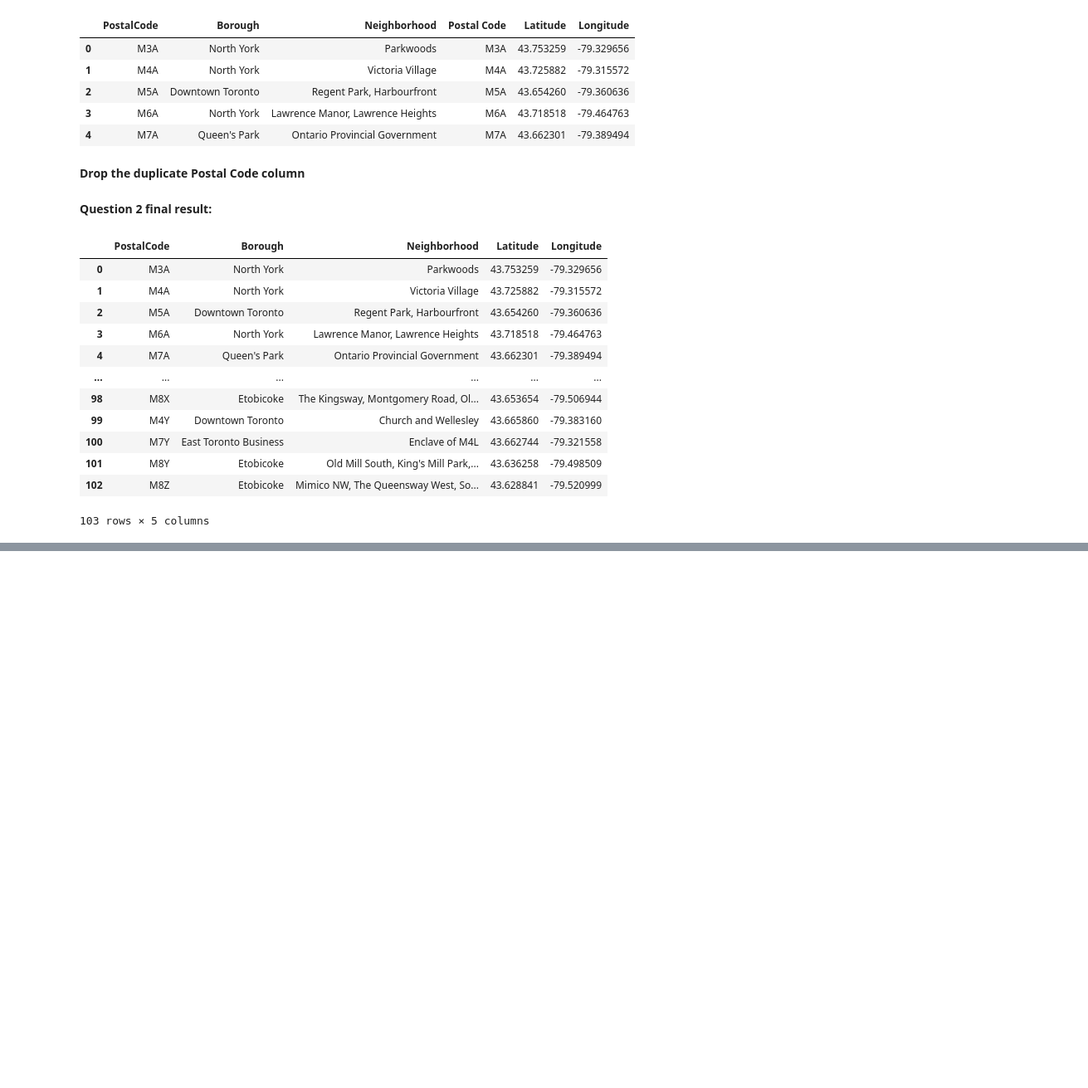
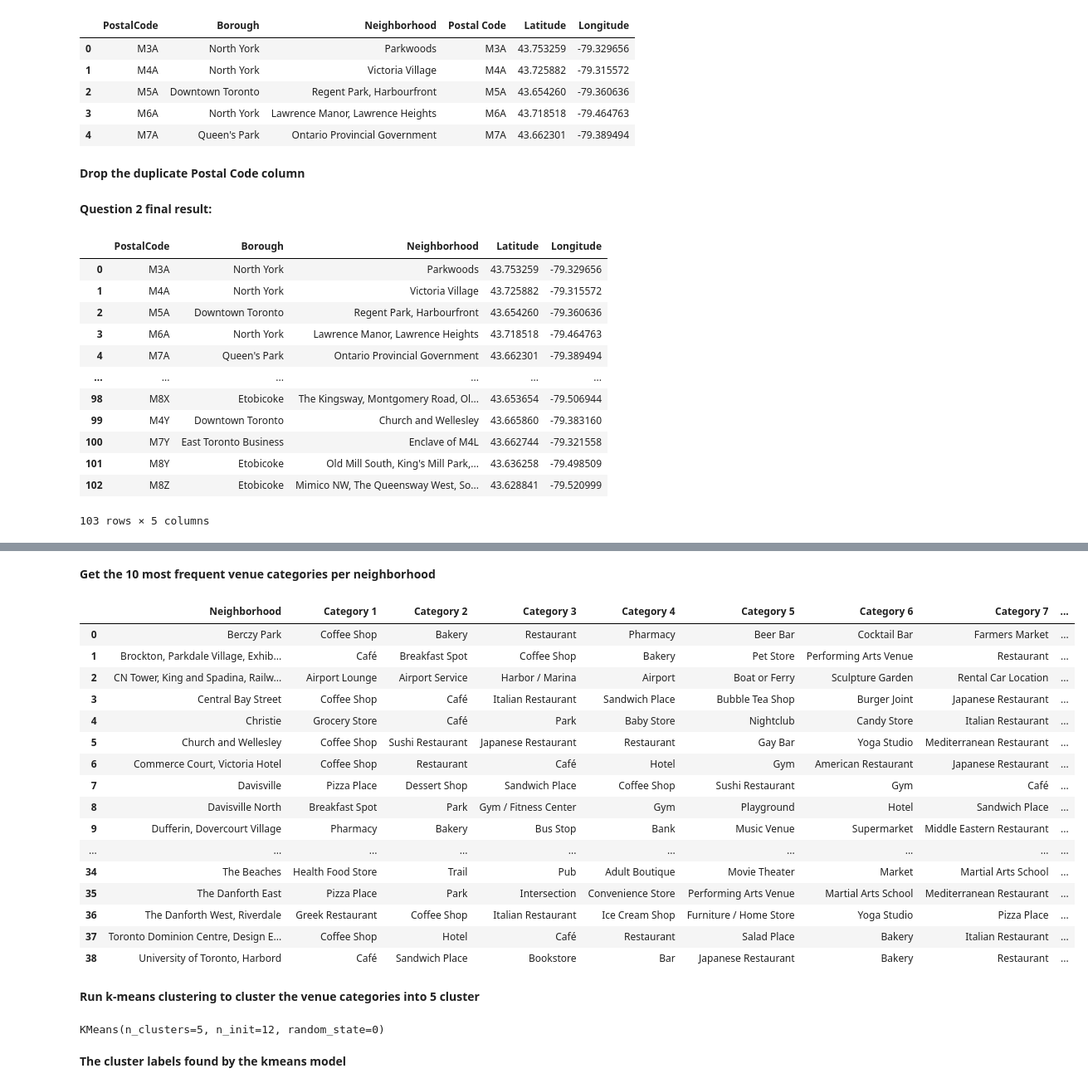
Before and after one commit to atmosinf/Coursera_Capstone, a Jupyter notebook: coursera_week3_project.ipynb, the cells around one changed output, grey strips where cells are left out. Shown at 83% size. Saved outputs shown, nothing was run; the diff lists cells and outputs as text; code cells hidden in the pictures; blank space fills up the shorter version.

```diff
--- a/coursera_week3_project.ipynb
+++ b/coursera_week3_project.ipynb
@@ -134,0 +349,11 @@ df
+# %%
+#add Neighborhood column to the dataframe
+df_onehot_venue['Neighborhood'] = df_torvenues['Neighborhood']
+
+#Move the Neighborhood column to the first column
+fixed_columns = ['Neighborhood'] + [col for col in df_onehot_venue.columns if col != 'Neighborhood']
+
+#Apply the fixed columns
+df_onehot_venue = df_onehot_venue[fixed_columns]
+
+df_onehot_venue.head()
@@ -134,0 +374,3 @@ df
+# %%
+toronto_grouped = df_onehot_venue.groupby('Neighborhood').mean().reset_index()
+toronto_grouped.head()
@@ -134,0 +391,12 @@ df
+# %%
+num_top_venues = 5
+
+for hood in toronto_grouped['Neighborhood']:
+    print("----"+hood+"----")
+    temp = toronto_grouped[toronto_grouped['Neighborhood'] == hood].T.reset_index()
+    temp.columns = ['venue','freq']
+    temp = temp.iloc[1:]
+    temp['freq'] = temp['freq'].astype(float)
+    temp = temp.round({'freq': 2})
+    print(temp.sort_values('freq', ascending=False).reset_index(drop=True).head(num_top_venues))
+    print('\n')
@@ -134,0 +421,51 @@ df
+# %% [markdown]
+**Get the 10 most frequent venue categories per neighborhood**
+# %%
+num_to_get = 10
+tabcont = []
+asf = ''
+cat_cols = list(map(lambda x: 'Category {}'.format(x+1),range(num_to_get)))
+for neigh in (toronto_grouped['Neighborhood']):
+    row = {}
+    temp = toronto_grouped[toronto_grouped['Neighborhood'] == neigh].T
+    temp.columns = ['freq']
+    temp
+    temp1 = temp.iloc[1:].sort_values(by='freq',ascending=False).iloc[:num_to_get]
+    temp2 = temp1.index.values
+    row['Neighborhood'] = neigh
+    for i in range(num_to_get):
+        row[cat_cols[i]] = temp2[i]
+    tabcont.append(row)
+toronto_venues_sorted = pd.DataFrame(tabcont)
+# %%
+toronto_venues_sorted
+# %% [output]
+|  | Neighborhood | Category 1 | Category 2 | Category 3 | Category 4 | Category 5 | Category 6 | Category 7 | ... |
+| 0 | Berczy Park | Coffee Shop | Bakery | Restaurant | Pharmacy | Beer Bar | Cocktail Bar | Farmers Market | ... |
+| 1 | Brockton, Parkdale Village, Exhib... | Café | Breakfast Spot | Coffee Shop | Bakery | Pet Store | Performing Arts Venue | Restaurant | ... |
+| 2 | CN Tower, King and Spadina, Railw... | Airport Lounge | Airport Service | Harbor / Marina | Airport | Boat or Ferry | Sculpture Garden | Rental Car Location | ... |
+| 3 | Central Bay Street | Coffee Shop | Café | Italian Restaurant | Sandwich Place | Bubble Tea Shop | Burger Joint | Japanese Restaurant | ... |
+| 4 | Christie | Grocery Store | Café | Park | Baby Store | Nightclub | Candy Store | Italian Restaurant | ... |
+| 5 | Church and Wellesley | Coffee Shop | Sushi Restaurant | Japanese Restaurant | Restaurant | Gay Bar | Yoga Studio | Mediterranean Restaurant | ... |
+| 6 | Commerce Court, Victoria Hotel | Coffee Shop | Restaurant | Café | Hotel | Gym | American Restaurant | Japanese Restaurant | ... |
+| 7 | Davisville | Pizza Place | Dessert Shop | Sandwich Place | Coffee Shop | Sushi Restaurant | Gym | Café | ... |
+| 8 | Davisville North | Breakfast Spot | Park | Gym / Fitness Center | Gym | Playground | Hotel | Sandwich Place | ... |
+| 9 | Dufferin, Dovercourt Village | Pharmacy | Bakery | Bus Stop | Bank | Music Venue | Supermarket | Middle Eastern Restaurant | ... |
+| ... | ... | ... | ... | ... | ... | ... | ... | ... | ... |
+| 34 | The Beaches | Health Food Store | Trail | Pub | Adult Boutique | Movie Theater | Market | Martial Arts School | ... |
+| 35 | The Danforth East | Pizza Place | Park | Intersection | Convenience Store | Performing Arts Venue | Martial Arts School | Mediterranean Restaurant | ... |
+| 36 | The Danforth West, Riverdale | Greek Restaurant | Coffee Shop | Italian Restaurant | Ice Cream Shop | Furniture / Home Store | Yoga Studio | Pizza Place | ... |
+| 37 | Toronto Dominion Centre, Design E... | Coffee Shop | Hotel | Café | Restaurant | Salad Place | Bakery | Italian Restaurant | ... |
+| 38 | University of Toronto, Harbord | Café | Sandwich Place | Bookstore | Bar | Japanese Restaurant | Bakery | Restaurant | ... |
+# %% [markdown]
+**Run k-means clustering to cluster the venue categories into 5 cluster**
+# %%
+X = toronto_grouped.drop('Neighborhood',axis=1)
+
+k_clusters = 5
+km = KMeans(init='k-means++',n_clusters=k_clusters,n_init=12,random_state=0)
+km.fit(X)
+# %% [output]
+KMeans(n_clusters=5, n_init=12, random_state=0)
+# %% [markdown]
+**The cluster labels found by the kmeans model**
```
Also changed, not shown: parts of 40 cells of this notebook, 4 other files.
